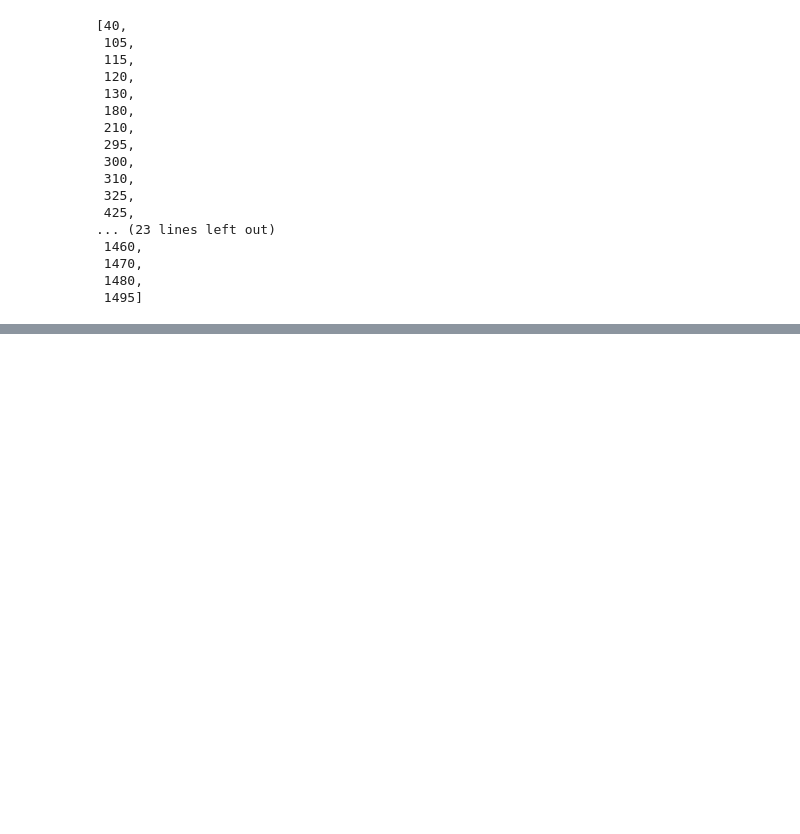
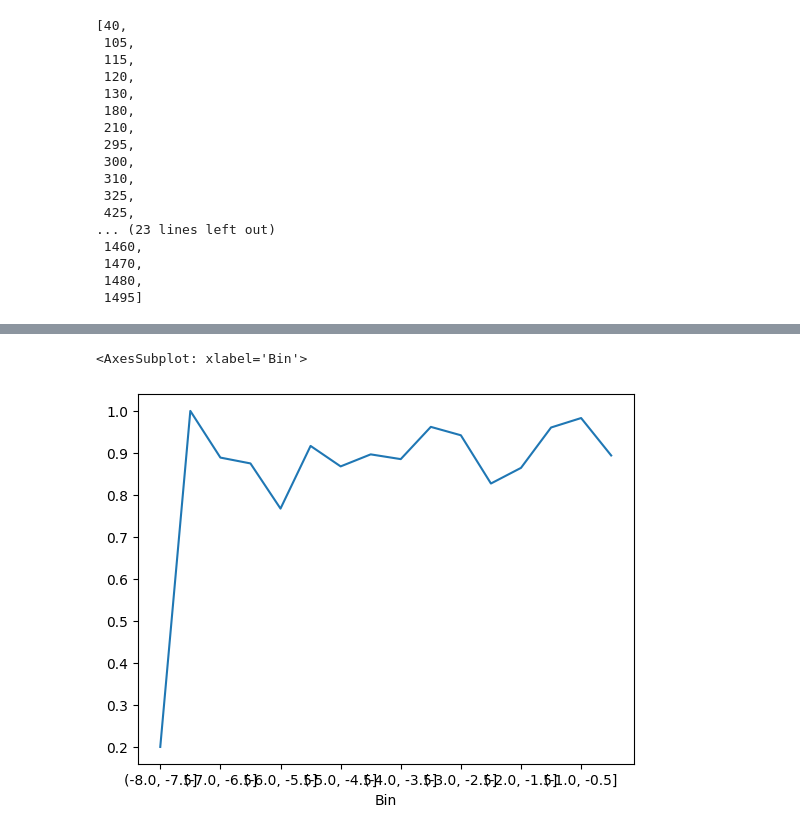
Before and after one commit to xocelyk/llm-typo, a Jupyter notebook: analysis.ipynb, the cells around one changed output, grey strips where cells are left out. Saved outputs shown, nothing was run; the diff lists cells and outputs as text; code cells hidden in the pictures; blank space fills up the shorter version.

```diff
--- a/analysis.ipynb
+++ b/analysis.ipynb
@@ -143,3 +124,6 @@ hard_question_indices
  1470,
  1480,
  1495]
+# %%
+results = pd.read_csv('results_experiment_2_2.csv', index_col=0)
+results.head()
@@ -145,0 +138,3 @@ hard_question_indices
+# %%
+results = results[results['Filtered'] == 1]
+results.head()
@@ -145,0 +165,17 @@ hard_question_indices
+# %%
+import numpy as np
+
+# Define the bin edges
+bin_edges = np.arange(-8, 0.5, 0.5)
+
+# Create a new column 'Bin' in the dataframe to store the bin labels
+results['Bin'] = pd.cut(results['LogProbWord'], bins=bin_edges)
+
+# Calculate the average CorrectInt for each bin
+avg_correct_int = results.groupby('Bin')['CorrectInt'].mean()
+
+# Plot the data
+avg_correct_int.plot()
+# %% [output]
+<AxesSubplot: xlabel='Bin'>
+[figure, added]
```
Also changed, not shown: parts of 16 cells of this notebook, 10 other files.
